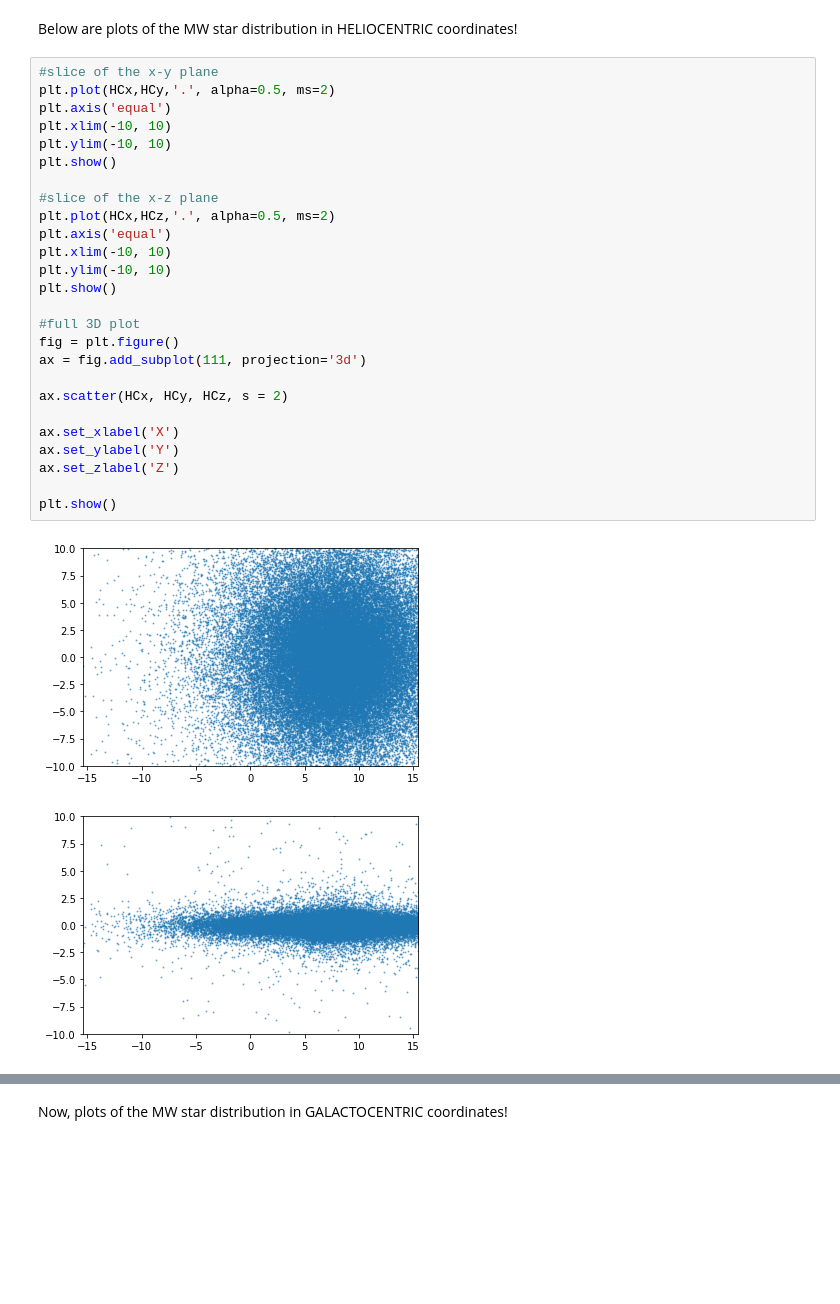
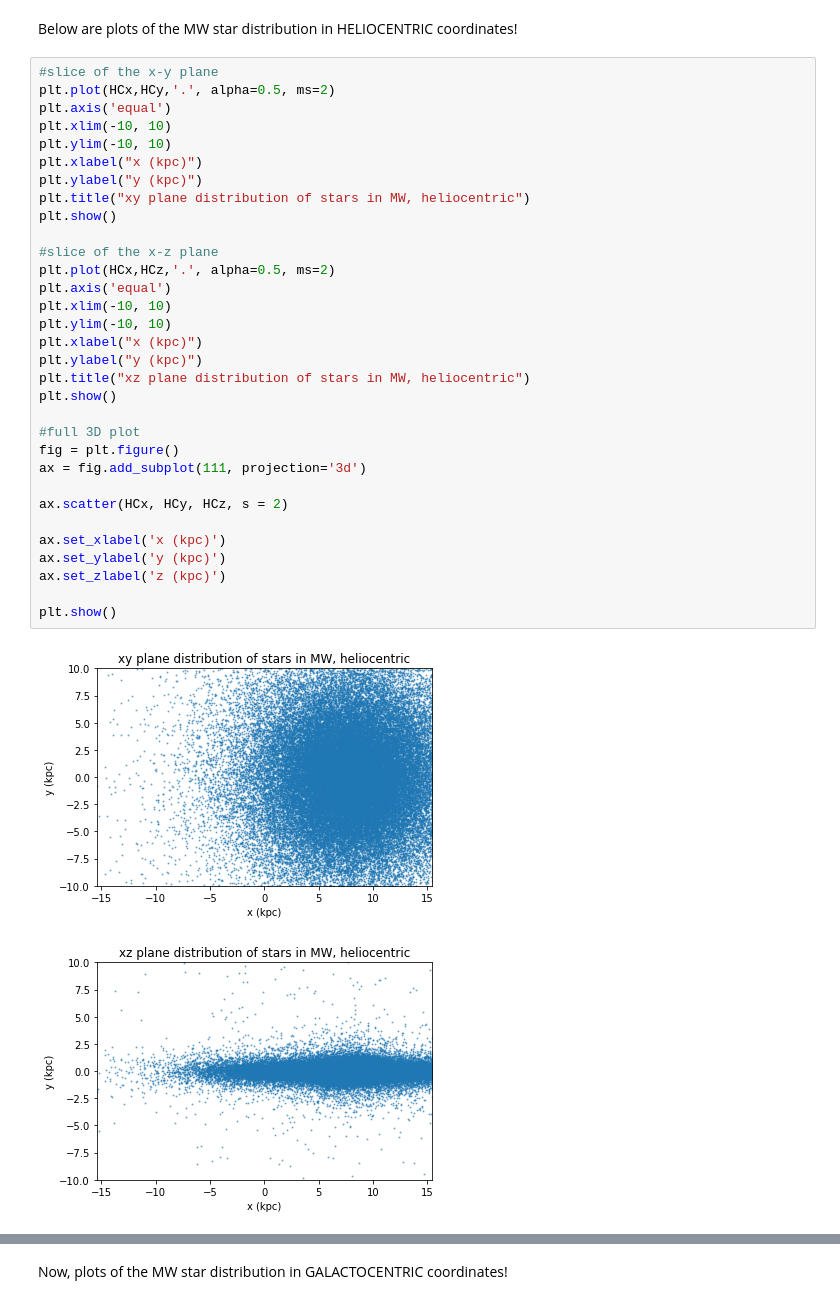
Before and after one commit to bluefatima/PandaRepo, a Jupyter notebook: Galaxia Tests.ipynb, the cells around one changed output, grey strips where cells are left out. Cells and saved outputs as stored; diff of their text form; blank space fills up the shorter version.

```diff
--- a/Galaxia Tests.ipynb
+++ b/Galaxia Tests.ipynb
@@ -39,29 +50,35 @@ Below are plots of the MW star distribution in HELIOCENTRIC coordinates!
 # %%
 #slice of the x-y plane
 plt.plot(HCx,HCy,'.', alpha=0.5, ms=2)
 plt.axis('equal')
 plt.xlim(-10, 10)
 plt.ylim(-10, 10)
+plt.xlabel("x (kpc)")
+plt.ylabel("y (kpc)")
+plt.title("xy plane distribution of stars in MW, heliocentric")
 plt.show()
 
 #slice of the x-z plane
 plt.plot(HCx,HCz,'.', alpha=0.5, ms=2)
 plt.axis('equal')
 plt.xlim(-10, 10)
 plt.ylim(-10, 10)
+plt.xlabel("x (kpc)")
+plt.ylabel("y (kpc)")
+plt.title("xz plane distribution of stars in MW, heliocentric")
 plt.show()
 
 #full 3D plot
 fig = plt.figure()
 ax = fig.add_subplot(111, projection='3d')
 
 ax.scatter(HCx, HCy, HCz, s = 2)
 
-ax.set_xlabel('X')
-ax.set_ylabel('Y')
-ax.set_zlabel('Z')
+ax.set_xlabel('x (kpc)')
+ax.set_ylabel('y (kpc)')
+ax.set_zlabel('z (kpc)')
 
 plt.show()
 # %% [output]
-[figure, old version]
+[figure, new version]
-[figure, old version]
+[figure, new version]
```
Also changed, not shown: parts of 25 cells of this notebook.
